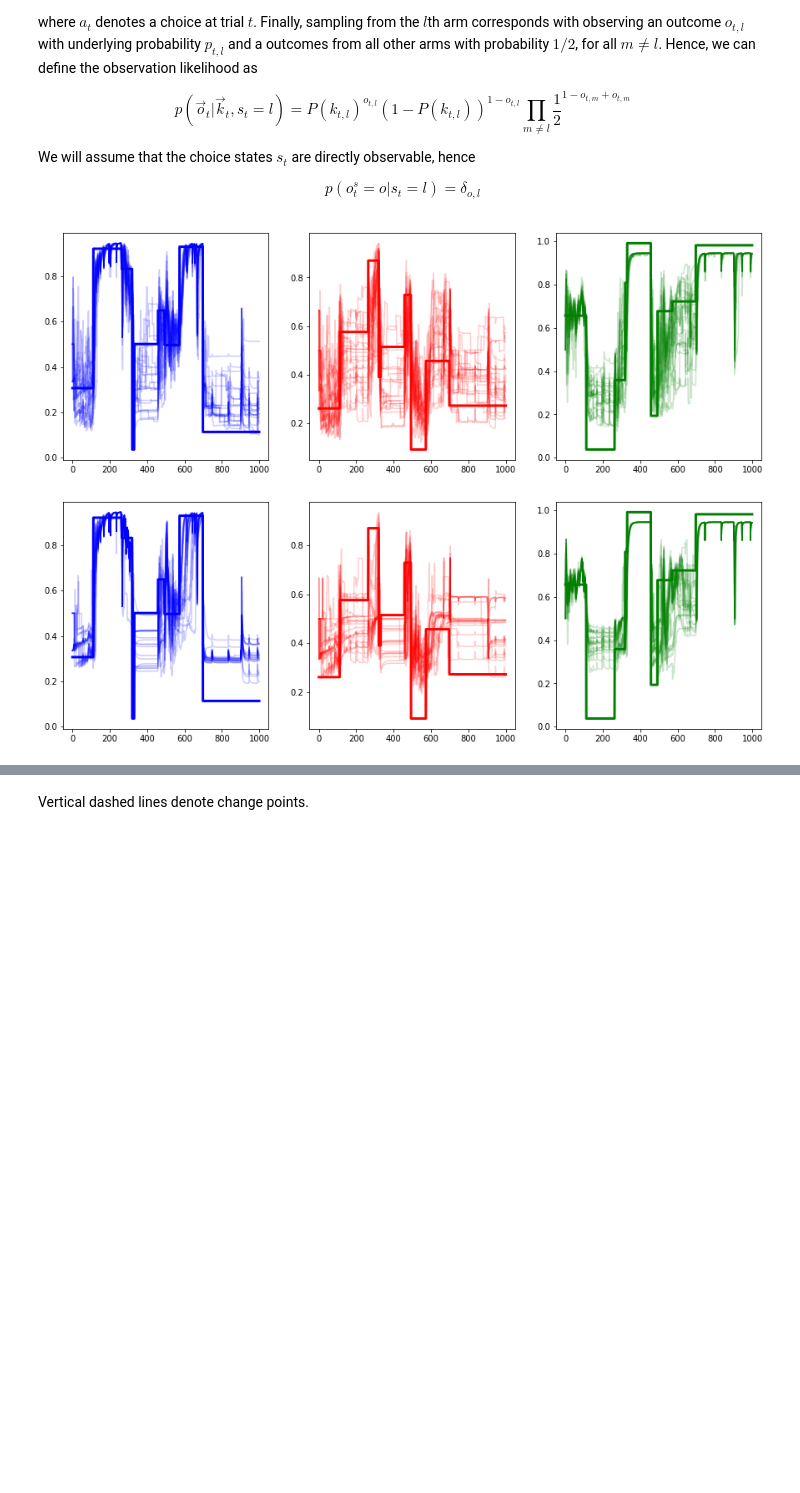
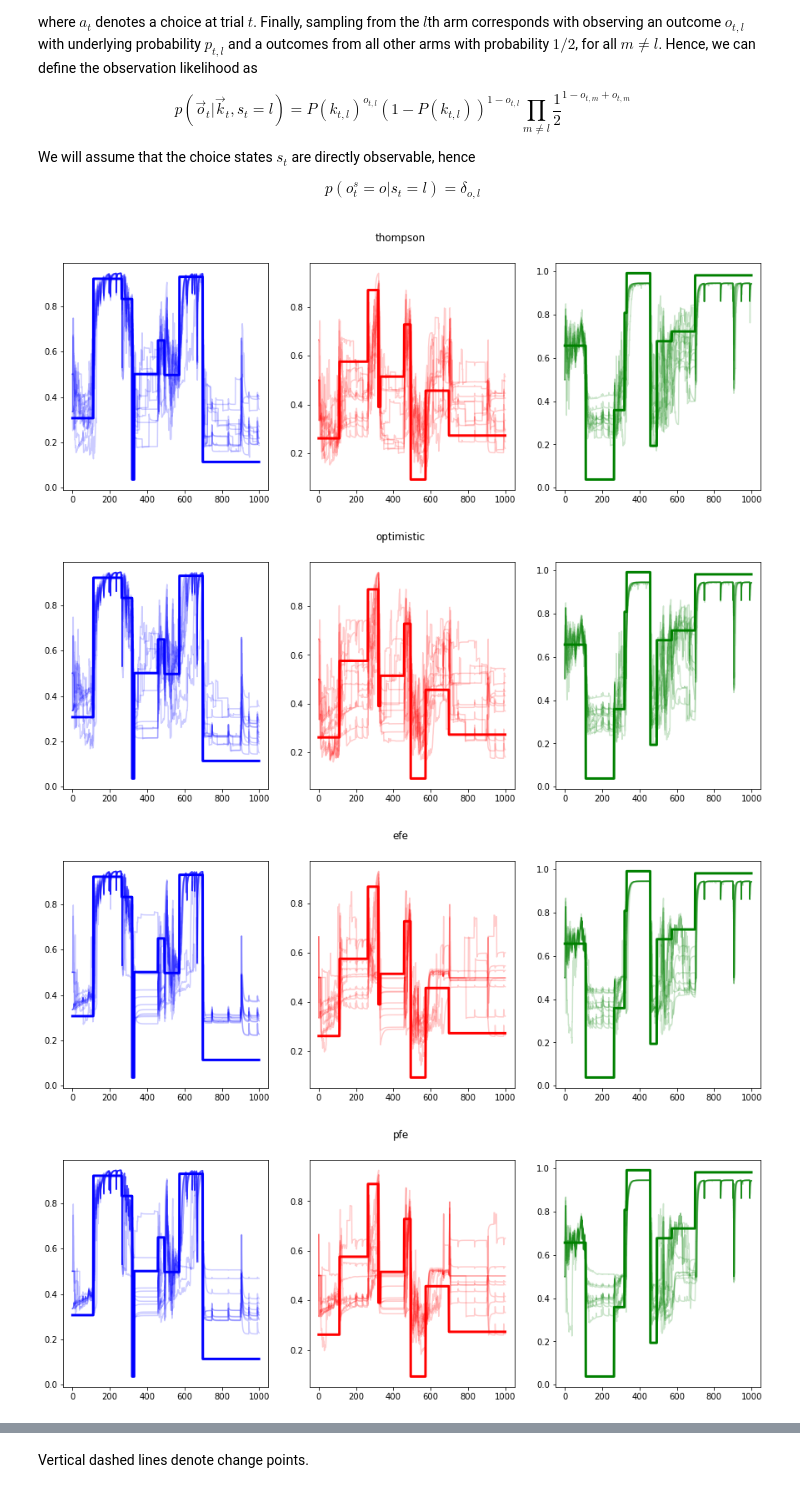
Before and after one commit to dimarkov/aibandits, a Jupyter notebook: piecewise_stationary_bandits_comparison.ipynb, the cells around one changed output, grey strips where cells are left out. Cells and saved outputs as stored; diff of their text form; code cells hidden in the pictures; blank space fills up the shorter version.

Commit message:
implemented new paramtric efe also ported code to the piecewise stationary case so that parametric learning can be compared there too

```diff
--- a/piecewise_stationary_bandits_comparison.ipynb
+++ b/piecewise_stationary_bandits_comparison.ipynb
@@ -25,10 +25,13 @@ import numpyro as npyro
 import numpyro.distributions as dist
 
 import jax.numpy as np
+from jax.scipy.special import logit, digamma, gammaln
 from jax import random, lax, nn, ops
+import gc
 
 K = 3 # do not change this for now as everything would fail
 rho = .01
+seed = 4483342
 
 log_pj_j = np.log(np.array([[1 - rho, rho], [1, 0]]))
 
@@ -59,7 +62,7 @@ def simulator(process, N=100, T=1000):
 
         return (rng_key, states, choices), {'rewards': outcomes, 'probs': states[0], 'changes': states[1]}
 
-    rng_key = random.PRNGKey(4483342)
+    rng_key = random.PRNGKey(seed)
     states = [random.uniform(rng_key, shape=(K,)), np.zeros(1, dtype=np.int32)]
     choices = np.zeros(N, dtype=np.int32)
 
@@ -223,25 +239,35 @@ sequence3 = simulator(process, learning, optimistic_selection, N=N, T=T)
+# %%
+N = 10
+T = 1000
+
+sequence_states = []
+labels_states = ['thompson', 'optimistic', 'efe', 'pfe', 'argmax']
+
+for selection in [thompson_selection,
+                  optimistic_selection,
+                  efe_selection,
+                  pfe_selection,
+                  argmax_selection]:
+
+    sequence_states.append(simulator(process, learning, selection, N=N, T=T))
+    gc.collect();
 # %%
-fig, axes = plt.subplots(1, 3, figsize=(15, 5))
+# plot beliefs which were inferred using discretized hidden states
+for i, s in enumerate(sequence_states):
+    fig, axes = plt.subplots(1, 3, figsize=(15, 5))
 
-post = sequence1['beliefs']
-post_probs = np.einsum('tnk,lko->tnlo', post.sum(-2), po_ks)
-true_probs = sequence1['probs']
+    post = s['beliefs']
+    post_probs = np.einsum('tnk,lko->tnlo', post.sum(-2), po_ks)
+    true_probs = s['probs']
 
-colours = ['b', 'r', 'g']
-for k in range(K):
-    axes[k].plot(post_probs[..., k, k], c=colours[k], alpha=.2)
-    axes[k].plot(true_probs[:, k], c=colours[k], lw=3)
-
-fig, axes = plt.subplots(1, 3, figsize=(15, 5))
-
-post = sequence2['beliefs']
-post_probs = np.einsum('tnk,lko->tnlo', post.sum(-2), po_ks)
-true_probs = sequence1['probs']
-
-colours = ['b', 'r', 'g']
-for k in range(K):
-    axes[k].plot(post_probs[..., k, k], c=colours[k], alpha=.2)
-    axes[k].plot(true_probs[:, k], c=colours[k], lw=3)
+    colours = ['b', 'r', 'g']
+    for k in range(K):
+        axes[k].plot(post_probs[..., k, k], c=colours[k], alpha=.2)
+        axes[k].plot(true_probs[:, k], c=colours[k], lw=3)
+    fig.suptitle(labels_states[i])
+    plt.show()
 # %% [output]
-[figure, old version]
+[figure, new version]
-[figure, old version]
+[figure, new version]
+[figure, added]
+[figure, added]
```
Also changed, not shown: parts of 9 cells of this notebook, 1 other file.
